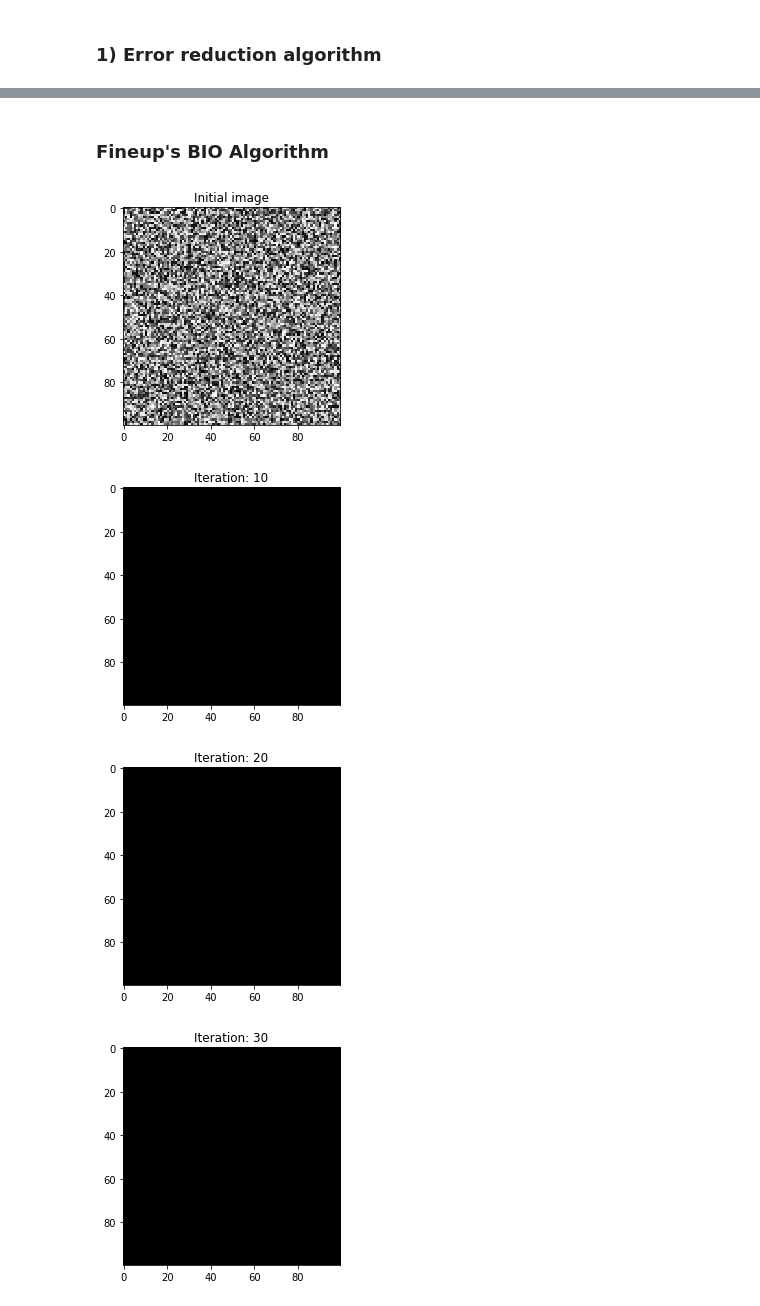
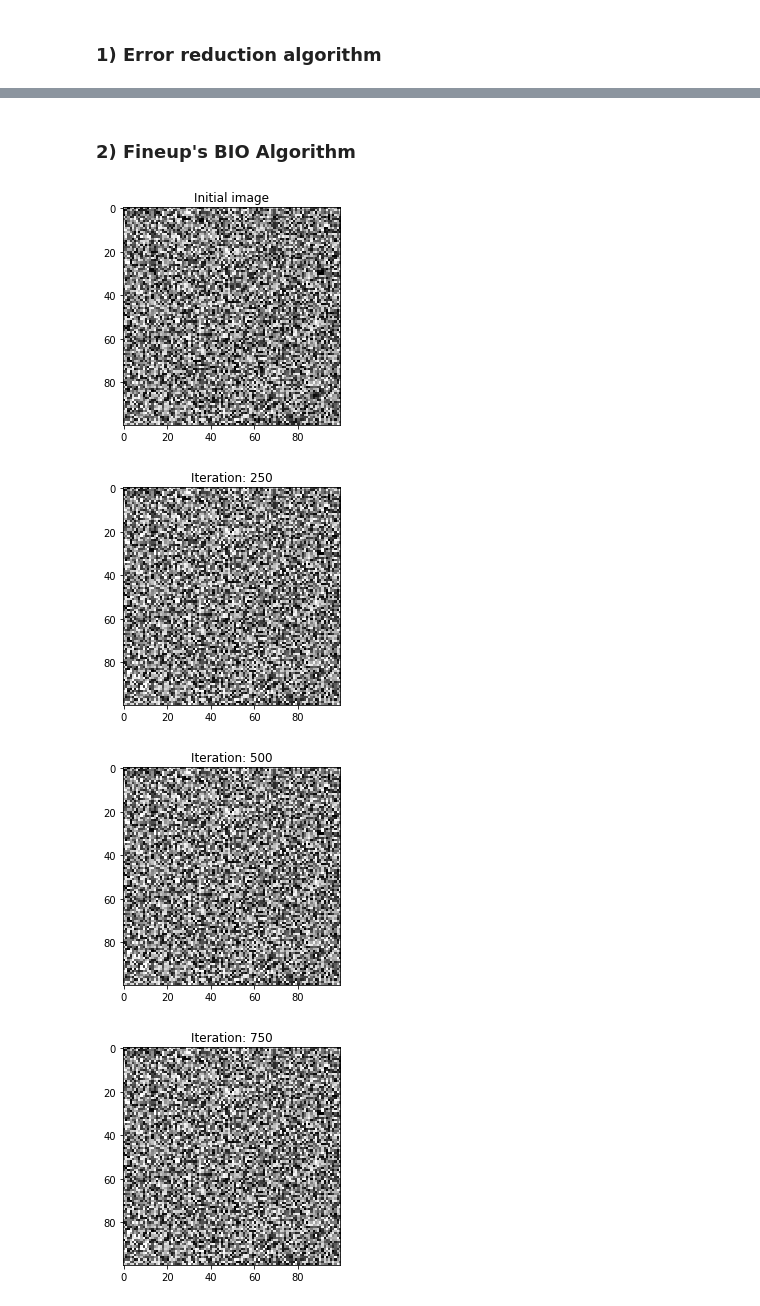
Before and after one commit to Netanyar/Phase-Retrieval, a Jupyter notebook: Phase retrieval algorithms.ipynb, the cells around one changed output, grey strips where cells are left out. Saved outputs shown, nothing was run; the diff lists cells and outputs as text; code cells hidden in the pictures.

```diff
--- a/Phase retrieval algorithms.ipynb
+++ b/Phase retrieval algorithms.ipynb
@@ -31,7 +31,8 @@ def proj_c1(x):
 # projection onto real number & non-negativity constraint
 def proj_c2(x):
     x = x.real
-    x[x < 0] = 0
+    idx = (x<0)
+    x[idx] = np.abs(x[idx])
     return x
 # %%
 # define stopping condition (maybe will try some other ones later)
@@ -56,8 +57,8 @@ def initialPoint():
     return x
 # %%
 # Algorithm variables
-numiterations = 100
-displayperiod = 10
+numiterations = 1000
+displayperiod = 250
 # %% [markdown]
 ### 1) Error reduction algorithm
 # %%
@@ -89,18 +84,23 @@ showImage(img, "Desired Image")
 # %% [markdown]
-### Fineup's BIO Algorithm
+### 2) Fineup's BIO Algorithm
 # %%
 cnt = 0
-x = initialPoint()
+a = initialPoint()
+q = [[0 for i in range(0, imagedim[0])] for j in range(0, imagedim[1])]
+p = [[0 for i in range(0, imagedim[0])] for j in range(0, imagedim[1])]
 while(stop_cond1(cnt)):
-    x = np.matmul(proj_c2(x),proj_c1(x))+x-proj_c1(x)
+    b = proj_c1(a+q)
+    q = a + q - b
+    a = proj_c2(b+p)
+    p = b + p - a
     cnt += 1
     if(cnt%displayperiod == 0):
-        showImage(x, "Iteration: " + str(cnt))
-showImage(x, "Final Image")
+        showImage(a+q, "Iteration: " + str(cnt))
+showImage(a+q, "Final Image")
 img = mpimg.imread(filename+"edited.png")*255
 showImage(img, "Desired Image")
 # %% [output]
-[figure, old version]
+[figure, new version]
-[figure, old version]
+[figure, new version]
-[figure, old version]
+[figure, new version]
-[figure, old version]
+[figure, new version]
```
Also changed, not shown: parts of 4 cells of this notebook, 1 other file.
